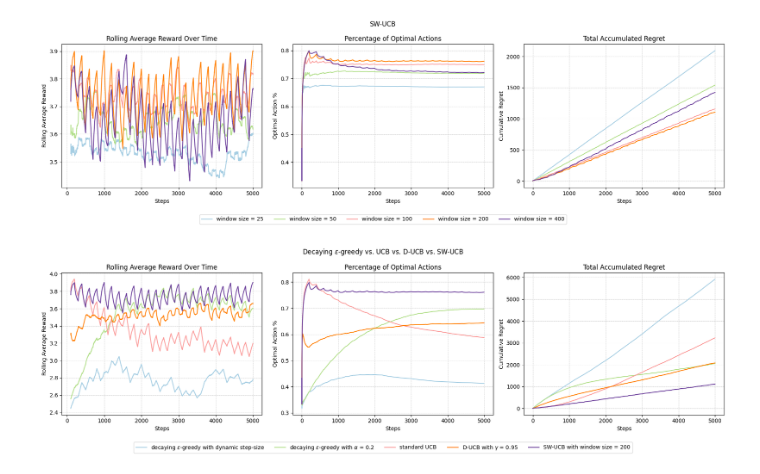
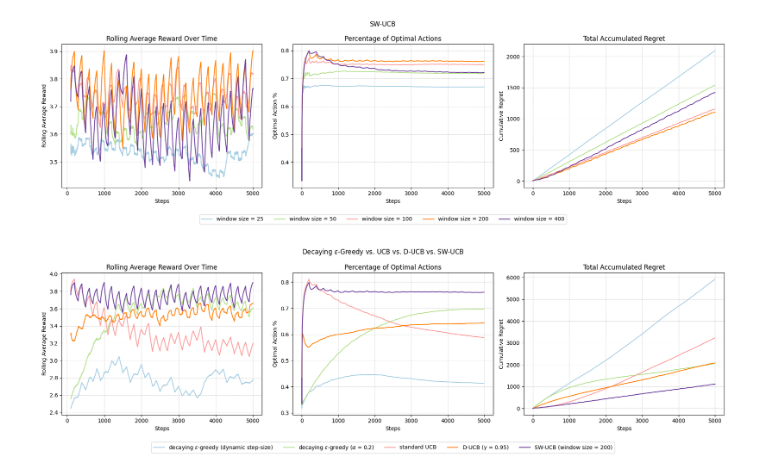
Before and after one commit to kuimetra/reinforcement_learning, a Jupyter notebook: final_project/part1.ipynb, the cells around one changed output. Cells and saved outputs as stored; diff of their text form; code cells hidden in the pictures.

Commit message:
change plot labels

```diff
--- a/final_project/part1.ipynb
+++ b/final_project/part1.ipynb
@@ -161,15 +161,15 @@ def run_bandit_simulation(strategy_func, num_runs=500, num_steps=5000, **strateg
     }
 # %%
 step_sizes = [-1, 0.01, 0.1, 0.2]
-dec_eps_greedy_simulation_results = {
+dec_eps_greedy_sim_results = {
     step_size: run_bandit_simulation(strategy_func=decaying_epsilon_greedy, alpha=step_size)
     for step_size in step_sizes}
 # %%
 gamma_values = [1, 0.9, 0.95, 0.995]
-d_ucb_simulation_results = {gamma: run_bandit_simulation(strategy_func=d_ucb, gamma=gamma) for gamma in gamma_values}
+d_ucb_sim_results = {gamma: run_bandit_simulation(strategy_func=d_ucb, gamma=gamma) for gamma in gamma_values}
 # %%
 window_sizes = [25, 50, 100, 200, 400]
-sliding_window_ucb_simulation_results = {
+sliding_window_ucb_sim_results = {
     window_size: run_bandit_simulation(strategy_func=sw_ucb, window_size=window_size) for
     window_size in window_sizes}
 # %%
@@ -219,17 +216,17 @@ plot_simulation_results(sliding_window_ucb_simulation_results.values(), sliding_
 # %% [output]
 [figure]
 # %%
-comparison_simulation_results = [dec_eps_greedy_simulation_results[-1],
-                                 dec_eps_greedy_simulation_results[0.2],
-                                 d_ucb_simulation_results[1],
-                                 d_ucb_simulation_results[0.95],
-                                 sliding_window_ucb_simulation_results[200]]
-comparison_simulation_labels = ["decaying $\epsilon$-greedy with dynamic step-size",
-                                "decaying $\epsilon$-greedy with $\\alpha$ = 0.2",
-                                "standard UCB",
-                                "D-UCB with $\gamma$ = 0.95",
-                                "SW-UCB with window size = 200"]
-plot_simulation_results(comparison_simulation_results, comparison_simulation_labels,
-                        title="Decaying $\epsilon$-greedy vs. UCB vs. D-UCB vs. SW-UCB")
+combined_strategy_results = [dec_eps_greedy_sim_results[-1],
+                             dec_eps_greedy_sim_results[0.2],
+                             d_ucb_sim_results[1],
+                             d_ucb_sim_results[0.95],
+                             sliding_window_ucb_sim_results[200]]
+combined_strategy_labels = ["decaying $\epsilon$-greedy (dynamic step-size)",
+                            "decaying $\epsilon$-greedy ($\\alpha$ = 0.2)",
+                            "standard UCB",
+                            "D-UCB ($\gamma$ = 0.95)",
+                            "SW-UCB (window size = 200)"]
+plot_simulation_results(combined_strategy_results, combined_strategy_labels,
+                        title="Decaying $\epsilon$-Greedy vs. UCB vs. D-UCB vs. SW-UCB")
 # %% [output]
-[figure, old version]
+[figure, new version]
```
Also changed, not shown: parts of 3 cells of this notebook.
